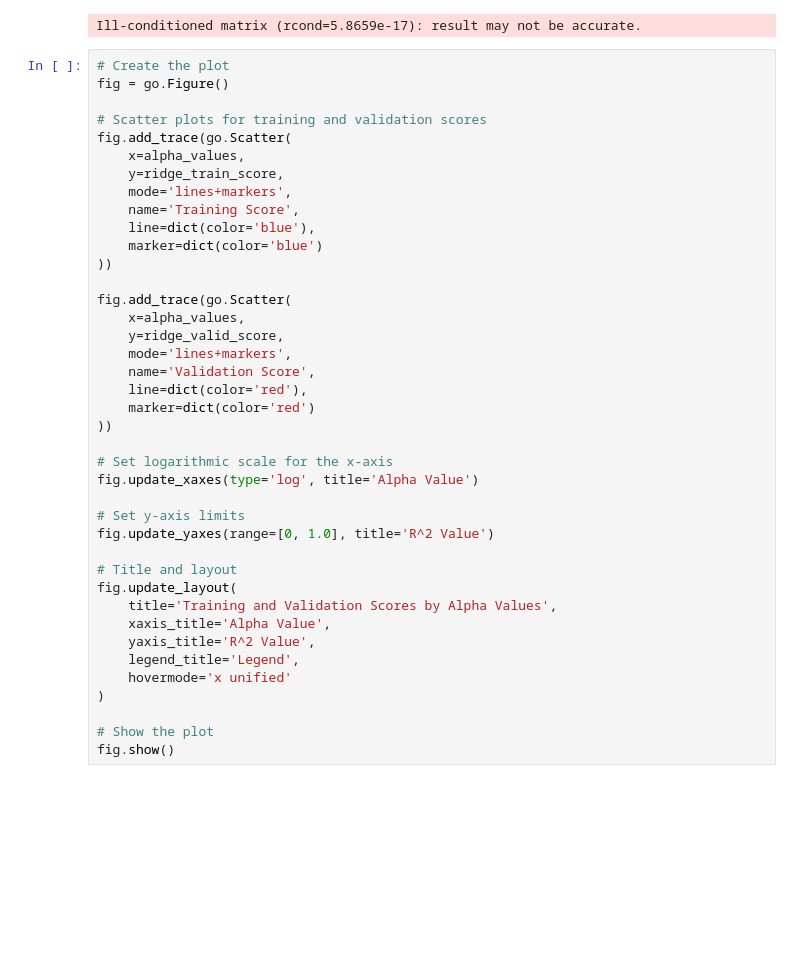
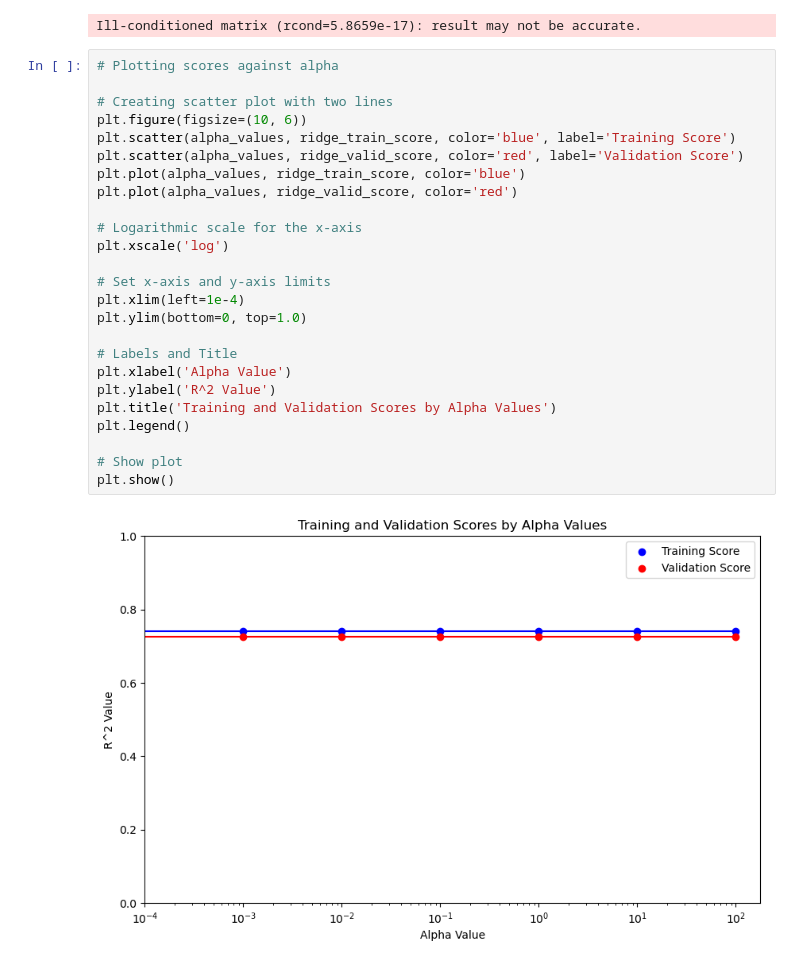
Before and after one commit to SanjayRaju2000/London-House-Price-Prediction, a Jupyter notebook: notebooks/04-linear-modelling.ipynb, the cells around one changed output. Cells and saved outputs as stored; diff of their text form; blank space fills up the shorter version.

```diff
--- a/notebooks/04-linear-modelling.ipynb
+++ b/notebooks/04-linear-modelling.ipynb
@@ -247,43 +247,30 @@ for alpha in alpha_values:
     ridge_valid_score.append(valid_score_val)
 # %% [output]
 Ill-conditioned matrix (rcond=5.8659e-17): result may not be accurate.
-# %%
-# Create the plot
-fig = go.Figure()
-
-# Scatter plots for training and validation scores
-fig.add_trace(go.Scatter(
-    x=alpha_values,
-    y=ridge_train_score,
-    mode='lines+markers',
-    name='Training Score',
-    line=dict(color='blue'),
-    marker=dict(color='blue')
-))
-
-fig.add_trace(go.Scatter(
-    x=alpha_values,
-    y=ridge_valid_score,
-    mode='lines+markers',
-    name='Validation Score',
-    line=dict(color='red'),
-    marker=dict(color='red')
-))
-
-# Set logarithmic scale for the x-axis
-fig.update_xaxes(type='log', title='Alpha Value')
-
-# Set y-axis limits
-fig.update_yaxes(range=[0, 1.0], title='R^2 Value')
-
-# Title and layout
-fig.update_layout(
-    title='Training and Validation Scores by Alpha Values',
-    xaxis_title='Alpha Value',
-    yaxis_title='R^2 Value',
-    legend_title='Legend',
-    hovermode='x unified'
-)
-
-# Show the plot
-fig.show()
+# %%
+# Plotting scores against alpha
+
+# Creating scatter plot with two lines
+plt.figure(figsize=(10, 6))
+plt.scatter(alpha_values, ridge_train_score, color='blue', label='Training Score')
+plt.scatter(alpha_values, ridge_valid_score, color='red', label='Validation Score')
+plt.plot(alpha_values, ridge_train_score, color='blue')
+plt.plot(alpha_values, ridge_valid_score, color='red')
+
+# Logarithmic scale for the x-axis
+plt.xscale('log')
+
+# Set x-axis and y-axis limits
+plt.xlim(left=1e-4)
+plt.ylim(bottom=0, top=1.0)
+
+# Labels and Title
+plt.xlabel('Alpha Value')
+plt.ylabel('R^2 Value')
+plt.title('Training and Validation Scores by Alpha Values')
+plt.legend()
+
+# Show plot
+plt.show()
+# %% [output]
+[figure, added]
```
Also changed, not shown: parts of 8 cells of this notebook.
